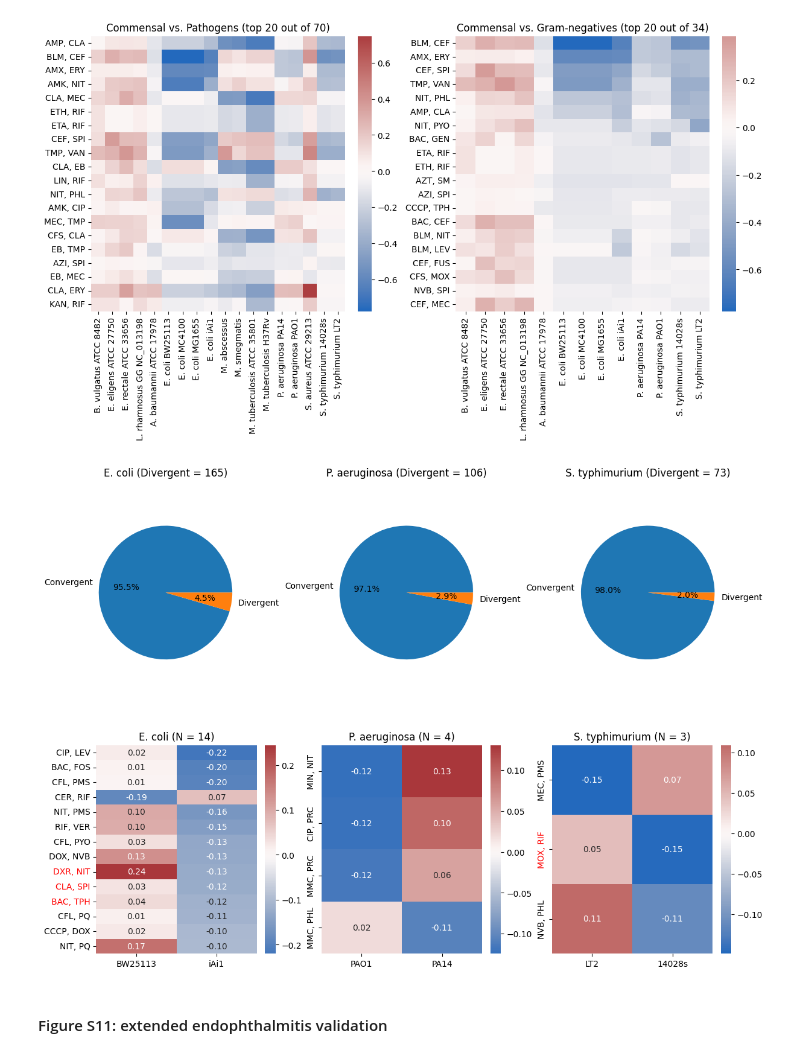
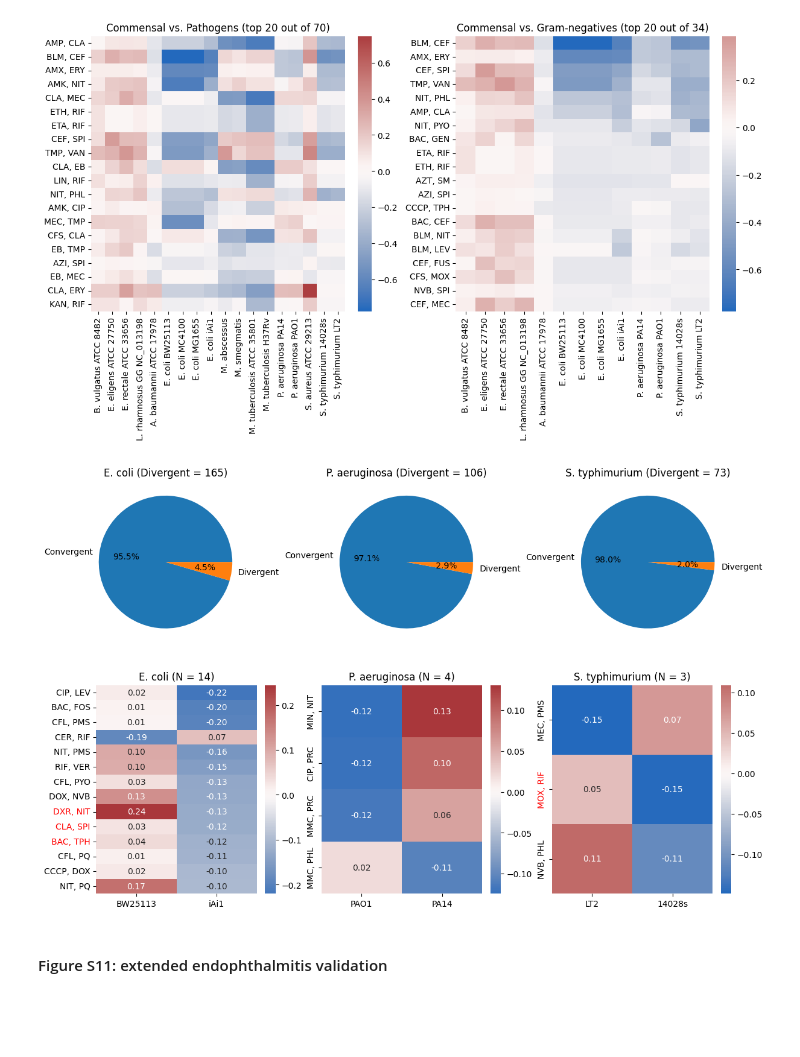
Before and after one commit to sriram-lab/TACTIC, a Jupyter notebook: TACTIC_visualization.ipynb, the cells around one changed output. Cells and saved outputs as stored; diff of their text form; code cells hidden in the pictures; blank space fills up the shorter version.

Commit message:
Applying additional fixes to figure-generating code.

```diff
--- a/TACTIC_visualization.ipynb
+++ b/TACTIC_visualization.ipynb
@@ -259,7 +259,7 @@ for key, value in out['bench'].items():
         # Define dataframe
         dfs = value.copy()
         dfs.rename(columns={'INDIGO': 'EC', 'INDIGO-Mtb': 'TB'}, inplace=True)
-        dfs['Random'] = rstate.permutation(dfs['TACTIC'].values)
+        dfs['Random'] = dfd.loc[dfd['Strain']!=key, 'Score'].sample(dfs.shape[0], random_state=1).values
         strain.append(key)
         ixnN.append(dfs.shape[0])
         # Spearman R
@@ -1407,7 +1403,7 @@ Synergy criterium based on all predictions across group < 0.
 # %%
 # Instantiate figure
 nrows, ncols = 1, len(out['surprise'])
-fig, axs = plt.subplots(nrows=nrows, ncols=ncols, figsize=(4*ncols, 4*nrows), layout='constrained')
+fig, axs = plt.subplots(nrows=nrows, ncols=ncols, figsize=(4*ncols, 3*nrows), layout='constrained')
 fig1, axs1 = plt.subplots(nrows=nrows, ncols=ncols, figsize=(4*ncols, 4*nrows), layout='constrained')
 
 # Define strains
@@ -1434,34 +1430,34 @@ for i, (key, value) in enumerate(out['surprise'].items()):
     i1, i2 = value['s1'], value['s2']
     # Define mask
     mask = list(dfs.index[dfs.iloc[:, 0]*dfs.iloc[:, 1] < 0])
     # Define plot data
     dfs.columns = [c.split(' ')[-1] for c in dfs.columns]
     dfs['Distance'] = dfs.iloc[:, 0].sub(dfs.iloc[:, 1]).abs()
     dfs['Distance'] = dfs.min(axis=1)
     dfs['Set'] = 'Convergent'
     dfs.loc[mask, 'Set'] = 'Divergent'
     # Pie plot
     x = dfs['Set'].value_counts()
     labels = x.index.tolist()
     n = x['Divergent']
     axs[i].pie(x, labels=labels, autopct='%1.1f%%')
     axs[i].set_title(f'{key} (Divergent = {n})')
     axs[i].axis('equal')
     # Heatmap
     dfh = dfs.loc[mask]
     dfh = dfh[dfh['Distance'] < -0.1].sort_values(by='Distance', ascending=True).iloc[:, :-2]
     sns.heatmap(dfh, center=0, cmap='vlag', annot=True, fmt='.2f', ax=axs1[i])
     # Color novel interactions
     for tick_label in axs1[i].get_yticklabels():
         if tick_label.get_text() not in list(dfi.index):
             tick_label.set_color('red')
     axs1[i].set_title(f'{key} (N = {dfh.shape[0]})')
 
 # Save figures
 figures['Figure S10C'] = fig
 figures['Figure S10D'] = fig1
 # %% [output]
-[figure, old version]
+[figure, new version]
 [figure]
 # %% [markdown]
 #### Figure S11: extended endophthalmitis validation
```
Also changed, not shown: parts of 2 cells of this notebook.
